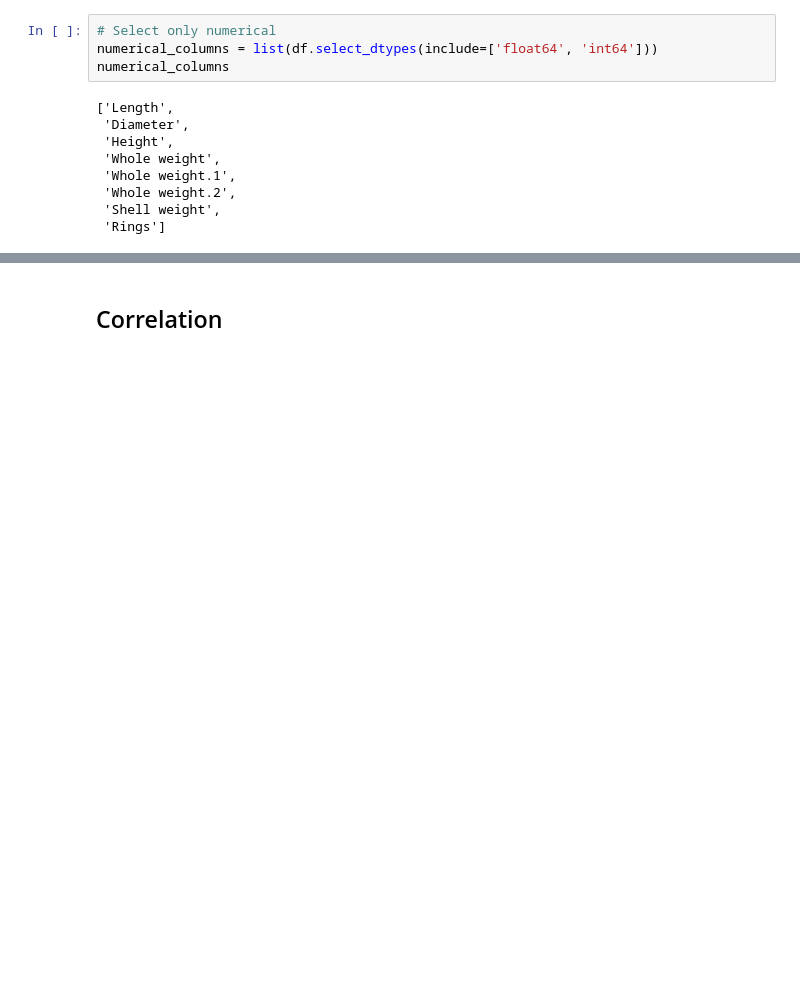
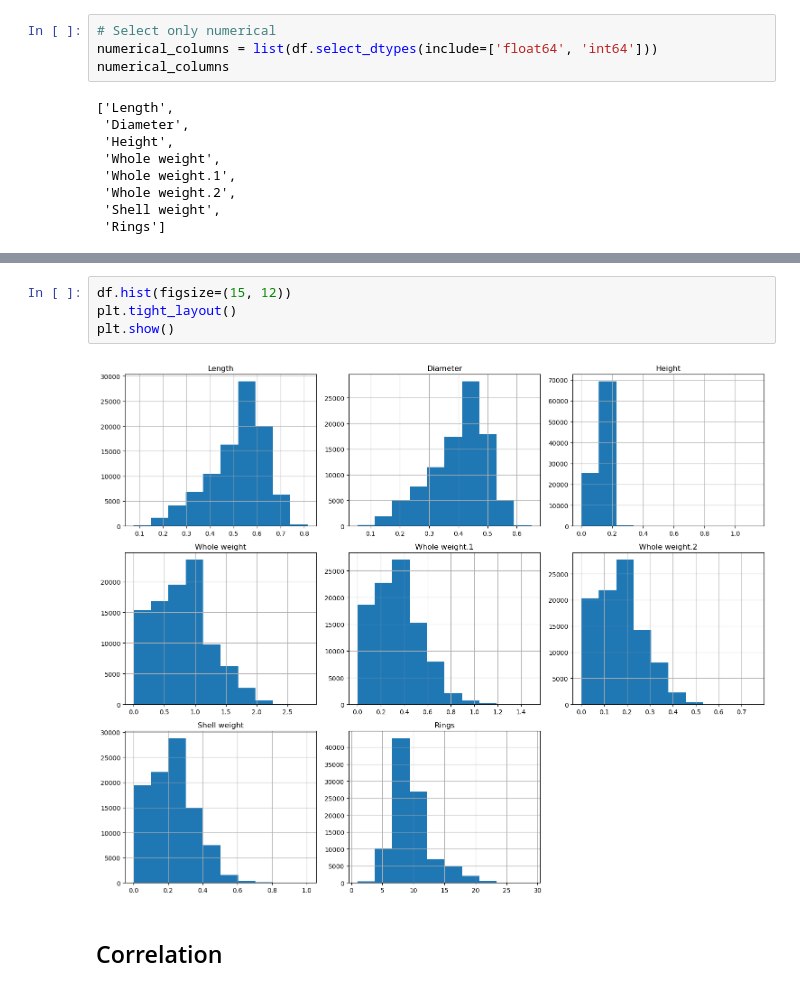
Before and after one commit to raydiwill/Abalone-Regression-KaggleC, a Jupyter notebook: model.ipynb, the cells around one changed output, grey strips where cells are left out. Saved outputs shown, nothing was run; the diff lists cells and outputs as text; blank space fills up the shorter version.

Commit message:
Plotted histograms

```diff
--- a/model.ipynb
+++ b/model.ipynb
@@ -132,6 +133,12 @@ df[numerical_columns].describe().round(3)
 | 50% | 0.545 | 0.425 | 0.140 | 0.800 | 0.330 | 0.166 | 0.225 | 9.000 |
 | 75% | 0.600 | 0.470 | 0.160 | 1.072 | 0.464 | 0.233 | 0.305 | 11.000 |
 | max | 0.815 | 0.650 | 1.130 | 2.826 | 1.488 | 0.760 | 1.005 | 29.000 |
+# %%
+df.hist(figsize=(15, 12))
+plt.tight_layout()
+plt.show()
+# %% [output]
+[figure, added]
 # %% [markdown]
 ## Correlation
 # %%
```
Also changed, not shown: parts of 1 cell of this notebook.
